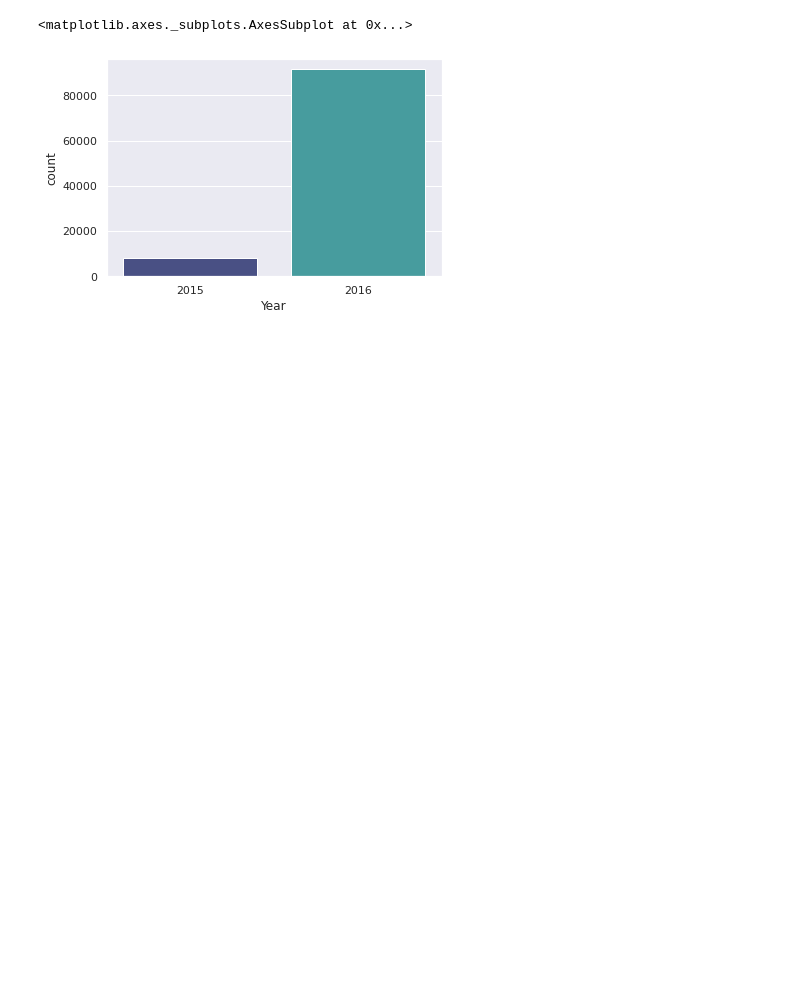
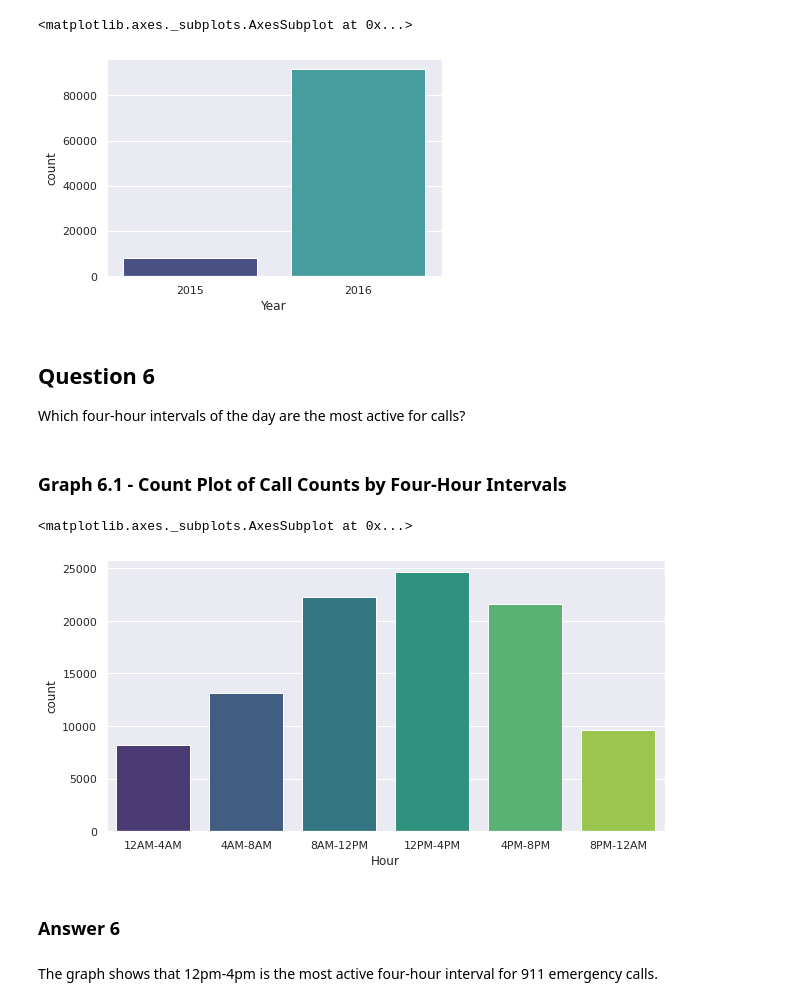
Before and after one commit to nickdlc/CUNY-Data-Analytics, a Jupyter notebook: case_studies/911-Emergency-Calls/911EmergencyCalls.ipynb, the cells around one changed output. Cells and saved outputs as stored; diff of their text form; code cells hidden in the pictures; blank space fills up the shorter version.

```diff
--- a/case_studies/911-Emergency-Calls/911EmergencyCalls.ipynb
+++ b/case_studies/911-Emergency-Calls/911EmergencyCalls.ipynb
@@ -370,3 +425,34 @@ sns.countplot(x='Year', data=data, palette='mako')
 # %% [output]
 <matplotlib.axes._subplots.AxesSubplot at 0x...>
 [figure]
+# %% [markdown]
+## Question 6
+
+Which four-hour intervals of the day are the most active for calls?
+# %%
+# Converts the timeStamp column from a string to datetime object
+data['timeStamp']=pd.to_datetime(data['timeStamp'])
+
+# Adding 3 columns for hour, month, and day
+data['Hour']=data['timeStamp'].apply(lambda time: time.hour)
+data['Month']=data['timeStamp'].apply(lambda time: time.month)
+data['day']=data['timeStamp'].apply(lambda time: time.dayofweek)
+
+# Creates cuts for the hours
+data[['Hour']] = pd.cut(data['Hour'],
+                    bins=[0,4,8,12,16,20,24],
+                    include_lowest=True,
+                    labels=['12AM-4AM','4AM-8AM','8AM-12PM', '12PM-4PM', '4PM-8PM', '8PM-12AM'])
+# %% [markdown]
+### Graph 6.1 - Count Plot of Call Counts by Four-Hour Intervals
+# %%
+# Creates a countplot for the four-hour intervals and their call counts
+plt.figure(figsize=(10,5))
+sns.countplot(x="Hour", data=data,palette='viridis')
+# %% [output]
+<matplotlib.axes._subplots.AxesSubplot at 0x...>
+[figure, added]
+# %% [markdown]
+### Answer 6
+# %% [markdown]
+The graph shows that 12pm-4pm is the most active four-hour interval for 911 emergency calls.
```
Also changed, not shown: parts of 30 cells of this notebook.
